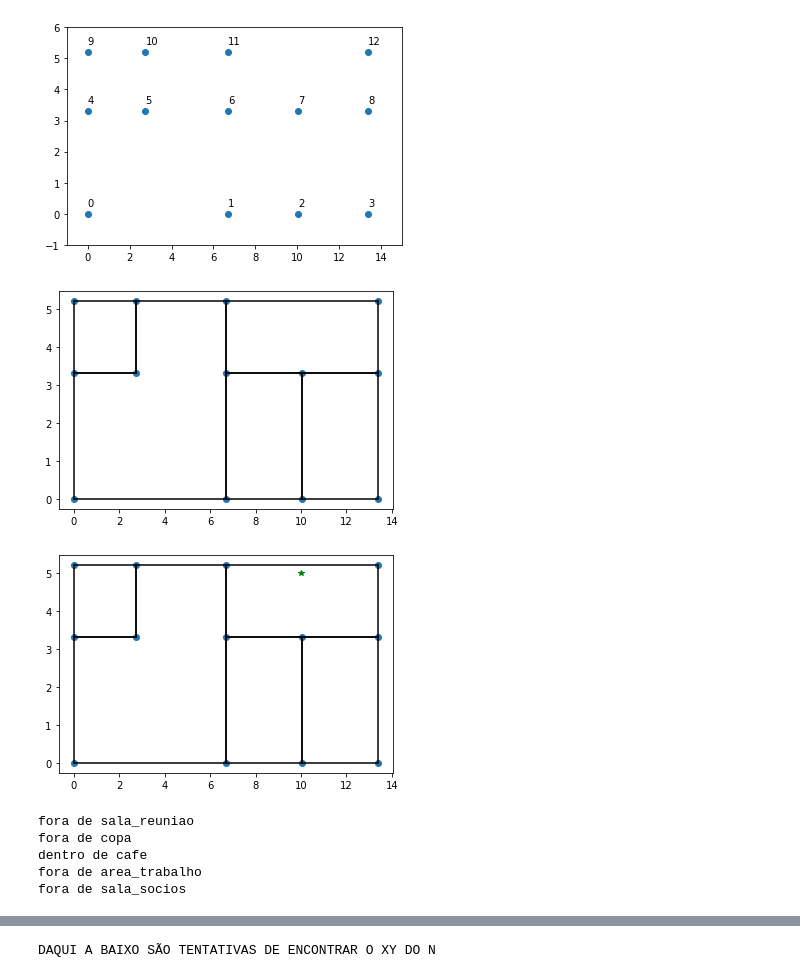
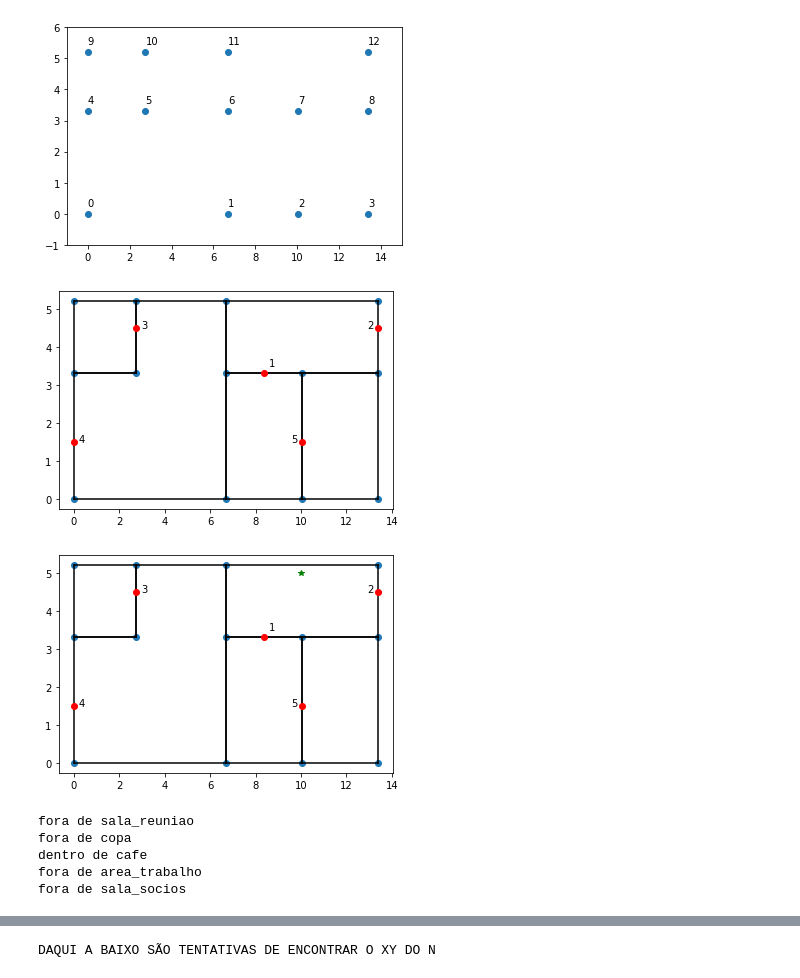
Before and after one commit to biguelito/triangulation_test, a Jupyter notebook: learn_triangulation.ipynb, the cells around one changed output, grey strips where cells are left out. Saved outputs shown, nothing was run; the diff lists cells and outputs as text; code cells hidden in the pictures.

```diff
--- a/learn_triangulation.ipynb
+++ b/learn_triangulation.ipynb
@@ -55,41 +55,66 @@ plt.ylim([-1, 6])
 plt.show()
 # %% [output]
 [figure]
+# %%
+def plotar_beacons():
+    beacon_1 = [8.375, 3.3]
+    plt.plot(beacon_1[0], beacon_1[1], 'ro')
+    plt.text(beacon_1[0]+0.2, beacon_1[1]+0.2, '1')
+
+    beacon_2 = [13.4, 4.5]
+    plt.plot(beacon_2[0], beacon_2[1], 'ro')
+    plt.text(beacon_2[0]-0.5, beacon_2[1], '2')
+
+    beacon_3 = [2.75, 4.5]
+    plt.plot(beacon_3[0], beacon_3[1], 'ro')
+    plt.text(beacon_3[0]+0.2, beacon_3[1], '3')
+
+    beacon_4 = [0, 1.5]
+    plt.plot(beacon_4[0], beacon_4[1], 'ro')
+    plt.text(beacon_4[0]+0.2, beacon_4[1], '4')
+
+    beacon_5 = [10.05, 1.5]
+    plt.plot(beacon_5[0], beacon_5[1], 'ro')
+    plt.text(beacon_5[0]-0.5, beacon_5[1], '5')
+
+plt.show()
 # %%
 # Conectando os pontos para testar se os pontos chaves representam todos os poligonos
 
 def connectpoints(p1,p2):
     x1, x2 = x_list[p1], x_list[p2]
     y1, y2 = y_list[p1], y_list[p2]
     plt.plot([x1,x2],[y1,y2],'k-')
 
 def connecting(p):
     points = p + [p[0]]
     for p in range(len(points)-1):
         connectpoints(points[p], points[p+1])
 
 # Criando metodo para poder trazer essa figura em outras celulas
 def base_fig():
     plt.plot(x_list, y_list, 'o')
     connecting(pontos_cafe)
     connecting(pontos_sala_reuniao)
     connecting(pontos_sala_socios)
     connecting(pontos_copa)
     connecting(pontos_area_trabalho)
+    plotar_beacons()
 
 pontos_cafe = [6,11,12,8]
 pontos_sala_reuniao = [2,7,8,3]
 pontos_sala_socios = [1,6,7,2]
 pontos_copa = [4,9,10,5]
 pontos_area_trabalho = [0,1,6,11,10,5,4]
 
 base_fig()
 plt.savefig('base_fig.png')
 plt.show()
 # %% [output]
-[figure, old version]
+[figure, new version]
 # %%
 # Definindo poligonos para testar em qual cômodo um ponto se encontra
+# ainda sem uso de beacon
 base_fig()
 polygons = {
     "sala_reuniao": Polygon([sala_blue[i] for i in pontos_sala_reuniao]),
@@ -109,7 +134,7 @@ for polygon_name, polygon in polygons.items():
         continue
     print(f'fora de {polygon_name}')
 # %% [output]
-[figure, old version]
+[figure, new version]
 fora de sala_reuniao
 fora de copa
 dentro de cafe
```
Also changed, not shown: parts of 2 cells of this notebook, 1 other file.
